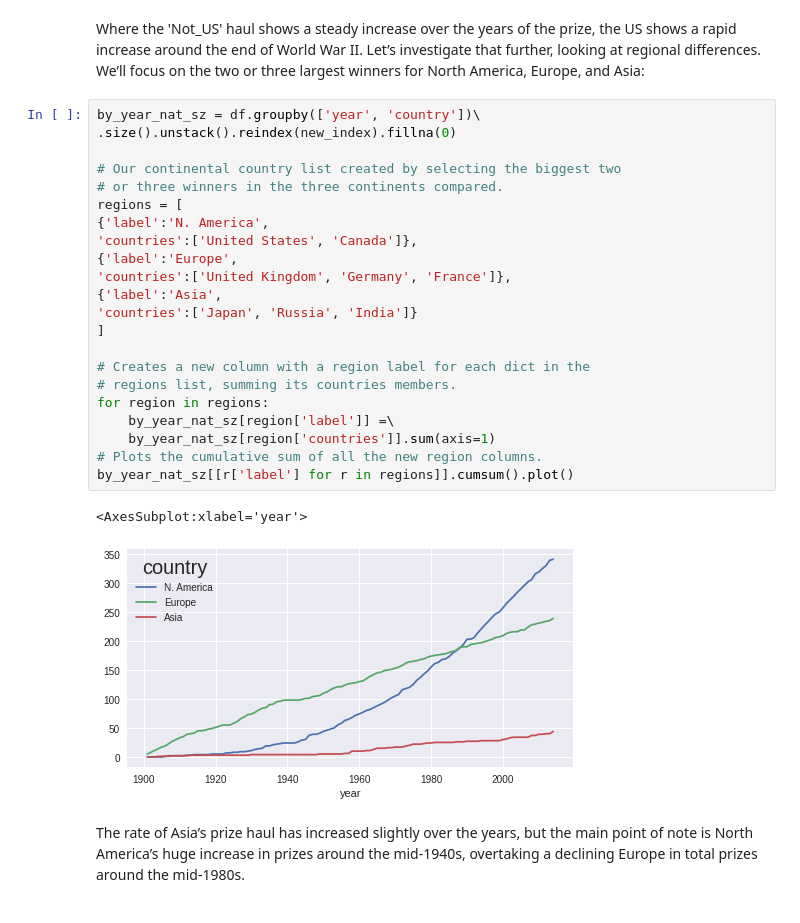
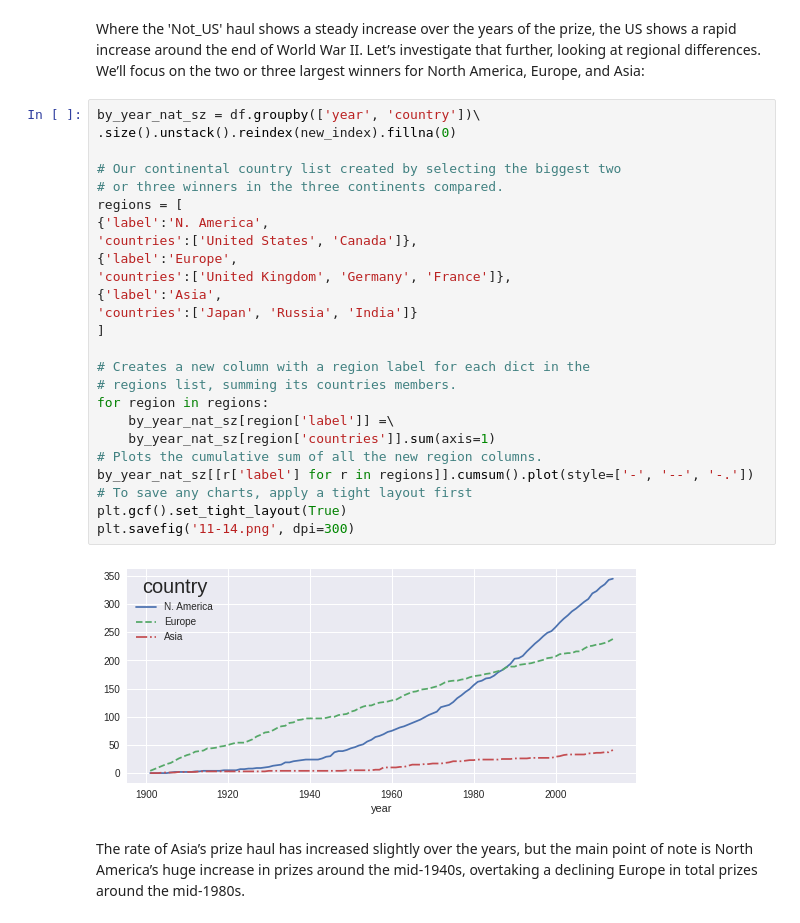
Before and after one commit to Kyrand/dataviz-with-python-and-js-ed-2, a Jupyter notebook: Part_3_Cleaning_and_Exploring_with_Pandas/Ch11_Exploring_Data_with_Pandas.ipynb, the cells around one changed output. Drawn from its saved outputs; the diff is of its cells as text.

```diff
--- a/Part_3_Cleaning_and_Exploring_with_Pandas/Ch11_Exploring_Data_with_Pandas.ipynb
+++ b/Part_3_Cleaning_and_Exploring_with_Pandas/Ch11_Exploring_Data_with_Pandas.ipynb
@@ -563,28 +563,30 @@ Europe, and Asia:
 # %%
 by_year_nat_sz = df.groupby(['year', 'country'])\
 .size().unstack().reindex(new_index).fillna(0)
 
 # Our continental country list created by selecting the biggest two
 # or three winners in the three continents compared.
 regions = [
 {'label':'N. America',
 'countries':['United States', 'Canada']},
 {'label':'Europe',
 'countries':['United Kingdom', 'Germany', 'France']},
 {'label':'Asia',
 'countries':['Japan', 'Russia', 'India']}
 ]
 
 # Creates a new column with a region label for each dict in the
 # regions list, summing its countries members.
 for region in regions:
     by_year_nat_sz[region['label']] =\
     by_year_nat_sz[region['countries']].sum(axis=1)
 # Plots the cumulative sum of all the new region columns.
-by_year_nat_sz[[r['label'] for r in regions]].cumsum().plot()
+by_year_nat_sz[[r['label'] for r in regions]].cumsum().plot(style=['-', '--', '-.'])
+# To save any charts, apply a tight layout first
+plt.gcf().set_tight_layout(True)
+plt.savefig('11-14.png', dpi=300)
 # %% [output]
-<AxesSubplot:xlabel='year'>
-[figure, old version]
+[figure, new version]
 # %% [markdown]
 The rate of Asia’s prize haul
 has increased slightly over the years, but the main point of note is
```
Also changed, not shown: parts of 11 cells of this notebook, 15 other files.
